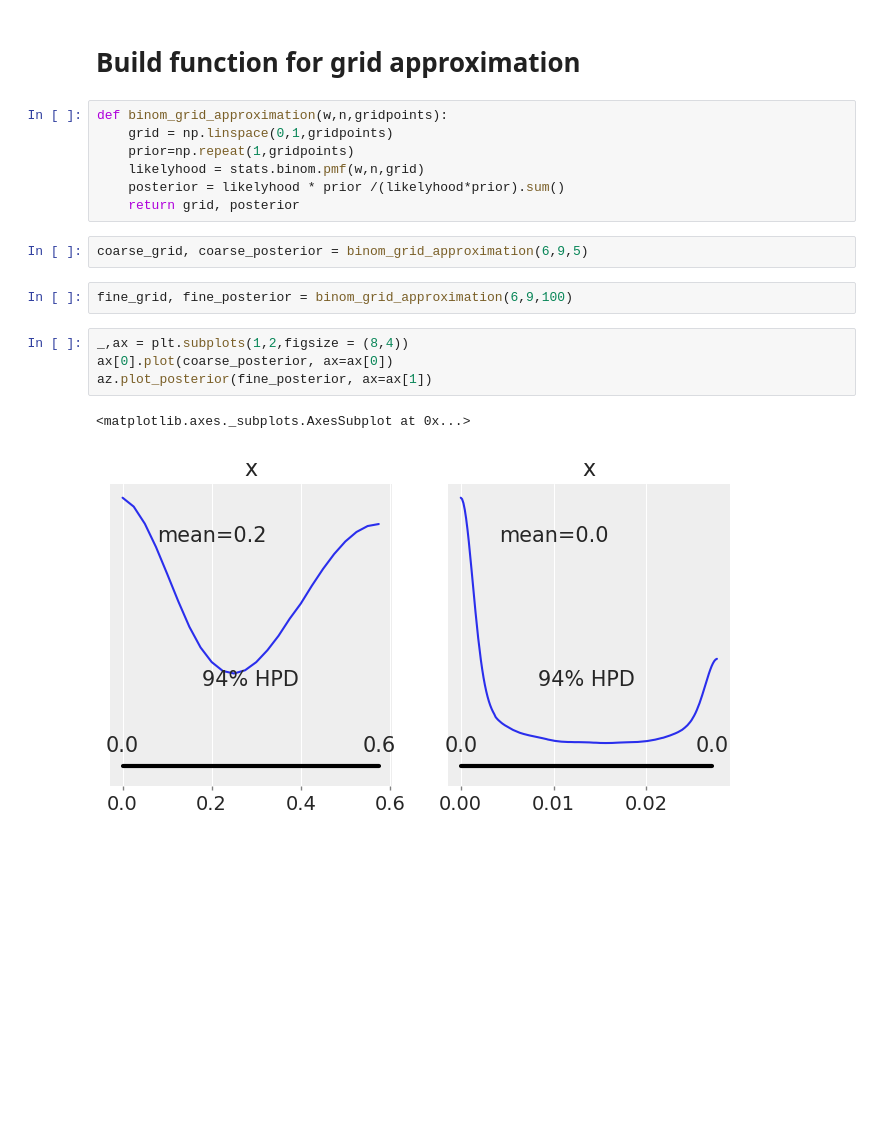
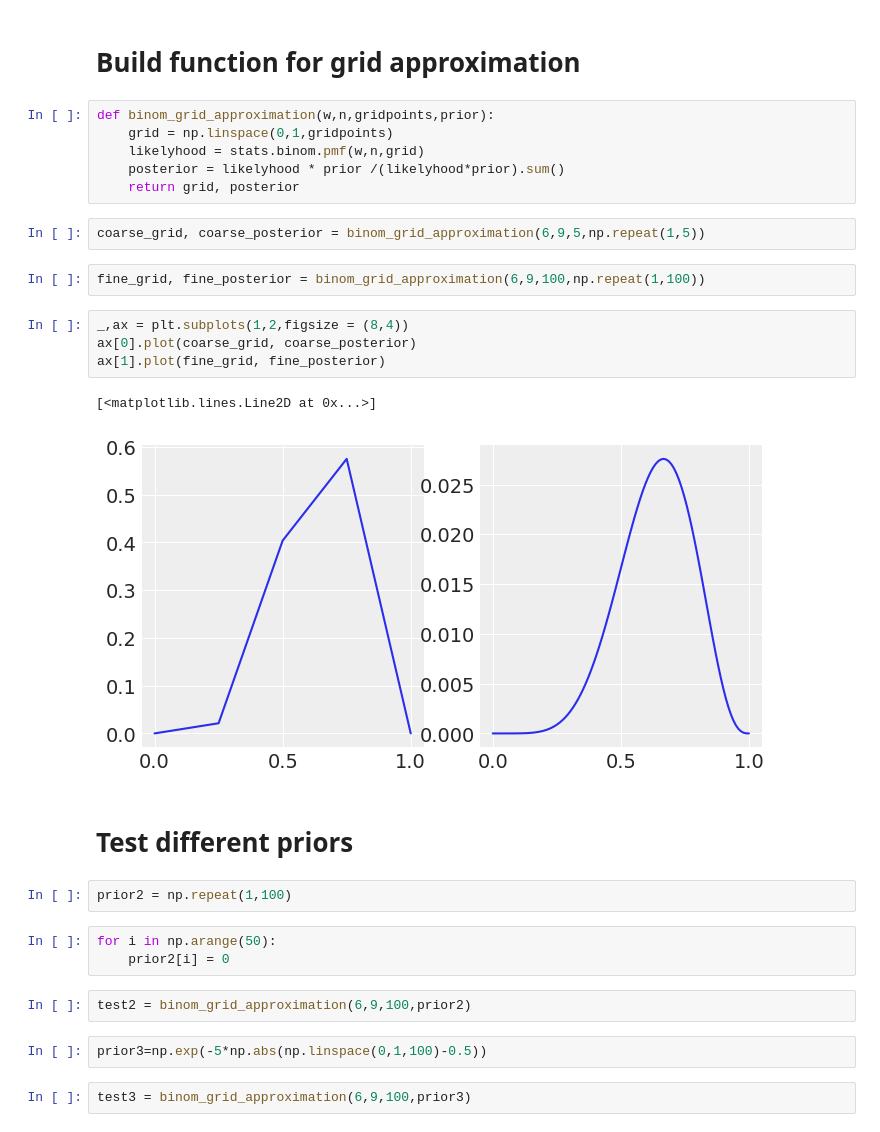
Before and after one commit to Voda88/Statistical-Rethinking, a Jupyter notebook: Exercises.ipynb, the cells around one changed output. Saved outputs shown, nothing was run; the diff lists cells and outputs as text; blank space fills up the shorter version.

```diff
--- a/Exercises.ipynb
+++ b/Exercises.ipynb
@@ -39,20 +39,32 @@ plt.plot(posterior)
 # %% [markdown]
 # Build function for grid approximation
 # %%
-def binom_grid_approximation(w,n,gridpoints):
+def binom_grid_approximation(w,n,gridpoints,prior):
     grid = np.linspace(0,1,gridpoints)
-    prior=np.repeat(1,gridpoints)
     likelyhood = stats.binom.pmf(w,n,grid)
     posterior = likelyhood * prior /(likelyhood*prior).sum()
     return grid, posterior
 # %%
-coarse_grid, coarse_posterior = binom_grid_approximation(6,9,5)
+coarse_grid, coarse_posterior = binom_grid_approximation(6,9,5,np.repeat(1,5))
 # %%
-fine_grid, fine_posterior = binom_grid_approximation(6,9,100)
+fine_grid, fine_posterior = binom_grid_approximation(6,9,100,np.repeat(1,100))
 # %%
 _,ax = plt.subplots(1,2,figsize = (8,4))
-ax[0].plot(coarse_posterior, ax=ax[0])
-az.plot_posterior(fine_posterior, ax=ax[1])
+ax[0].plot(coarse_grid, coarse_posterior)
+ax[1].plot(fine_grid, fine_posterior)
 # %% [output]
-<matplotlib.axes._subplots.AxesSubplot at 0x...>
+[<matplotlib.lines.Line2D at 0x...>]
-[figure, old version]
+[figure, new version]
+# %% [markdown]
+# Test different priors
+# %%
+prior2 = np.repeat(1,100)
+# %%
+for i in np.arange(50):
+    prior2[i] = 0
+# %%
+test2 = binom_grid_approximation(6,9,100,prior2)
+# %%
+prior3=np.exp(-5*np.abs(np.linspace(0,1,100)-0.5))
+# %%
+test3 = binom_grid_approximation(6,9,100,prior3)
```
Also changed, not shown: parts of 44 cells of this notebook.
